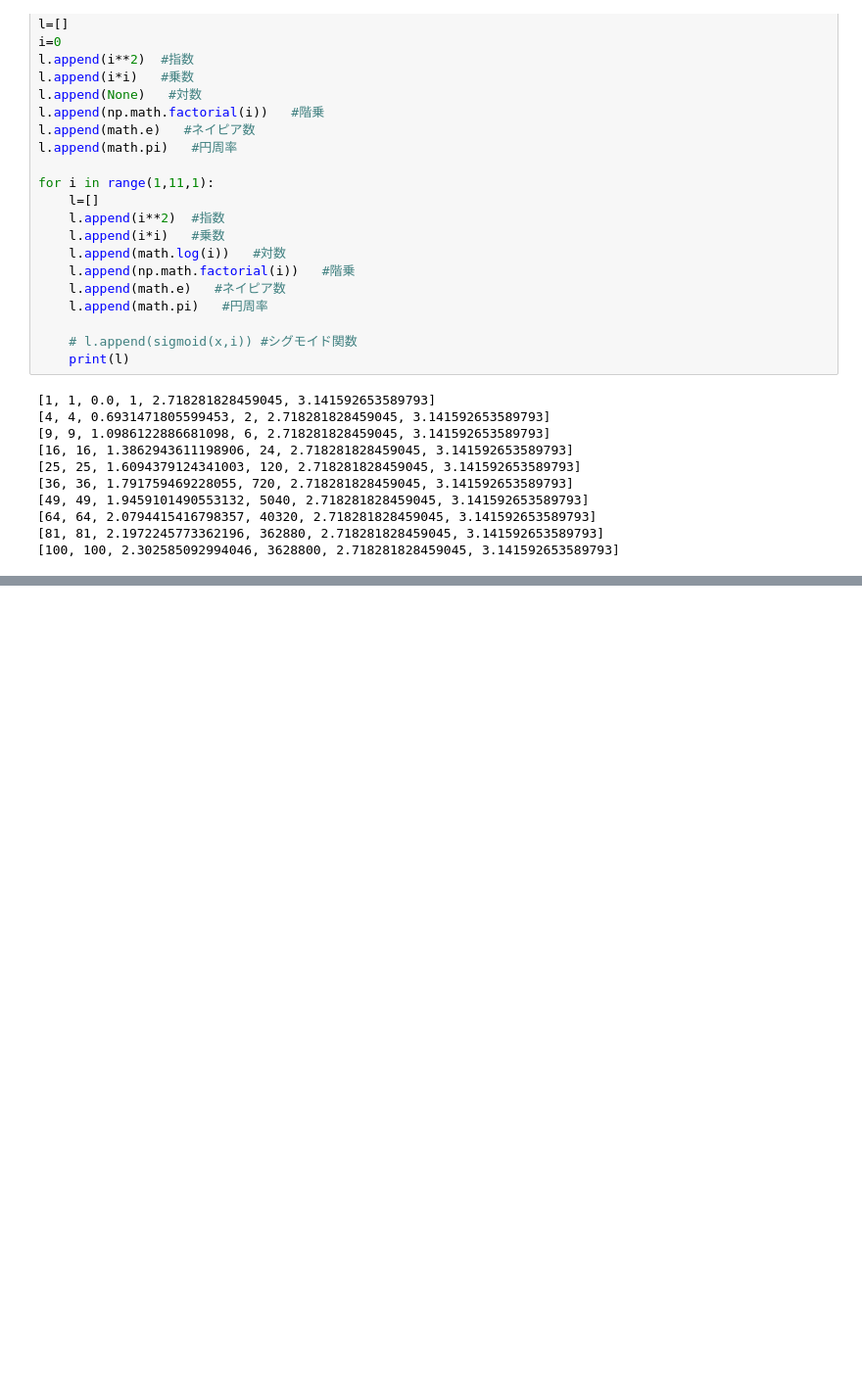
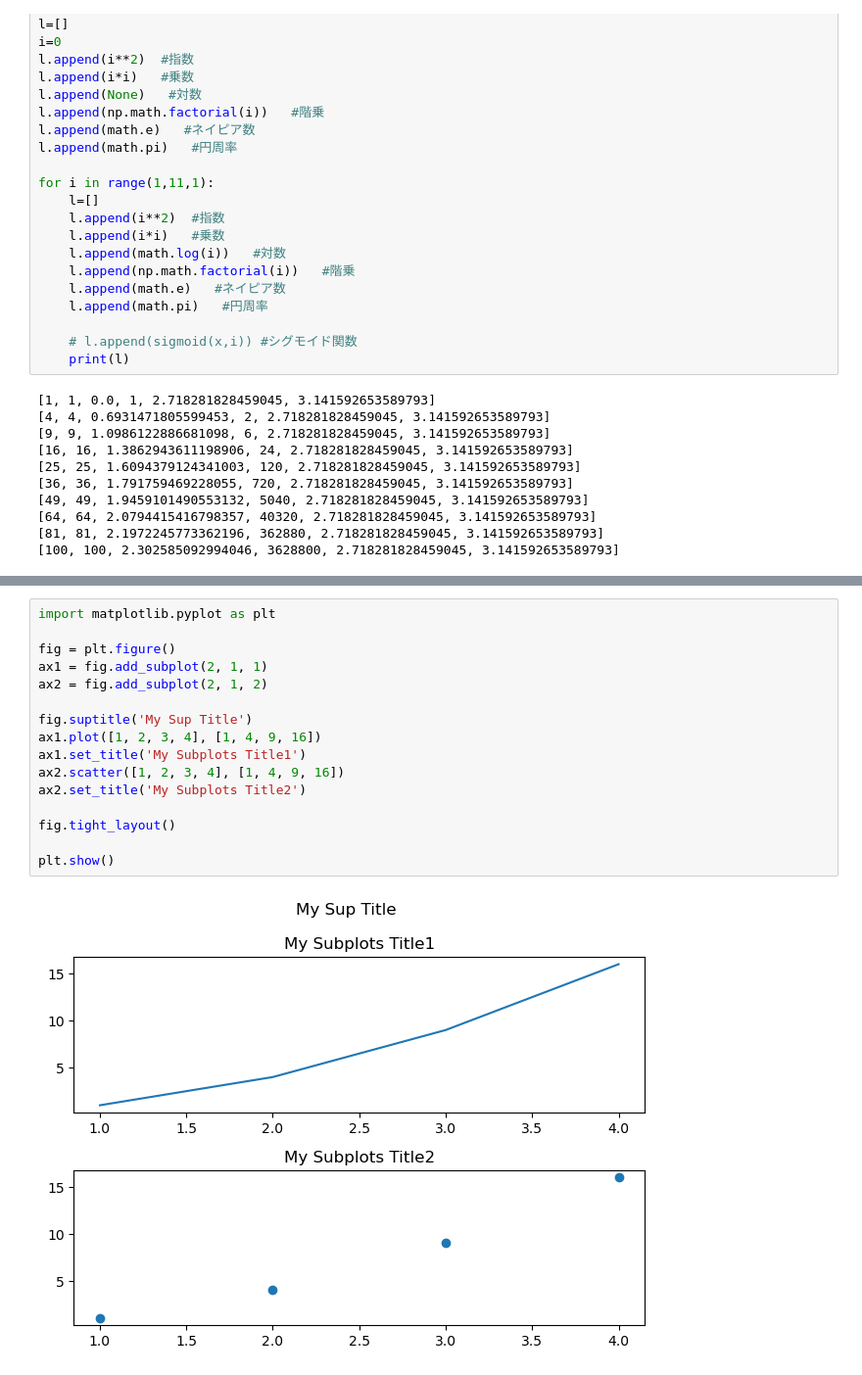
Before and after one commit to ahiru3test/aiai, a Jupyter notebook: notebook/PythonExam/Data/test.ipynb, the cells around one changed output, grey strips where cells are left out. Shown at 98% size. Cells and saved outputs as stored; diff of their text form; blank space fills up the shorter version.

```diff
--- a/notebook/PythonExam/Data/test.ipynb
+++ b/notebook/PythonExam/Data/test.ipynb
@@ -259,0 +279,18 @@ for i in range(1,11,1):
+# %%
+import matplotlib.pyplot as plt
+
+fig = plt.figure()
+ax1 = fig.add_subplot(2, 1, 1)
+ax2 = fig.add_subplot(2, 1, 2)
+
+fig.suptitle('My Sup Title')
+ax1.plot([1, 2, 3, 4], [1, 4, 9, 16])
+ax1.set_title('My Subplots Title1')
+ax2.scatter([1, 2, 3, 4], [1, 4, 9, 16])
+ax2.set_title('My Subplots Title2')
+
+fig.tight_layout()
+
+plt.show()
+# %% [output]
+[figure, added]
```
Also changed, not shown: parts of 4 cells of this notebook, 17 other files.
